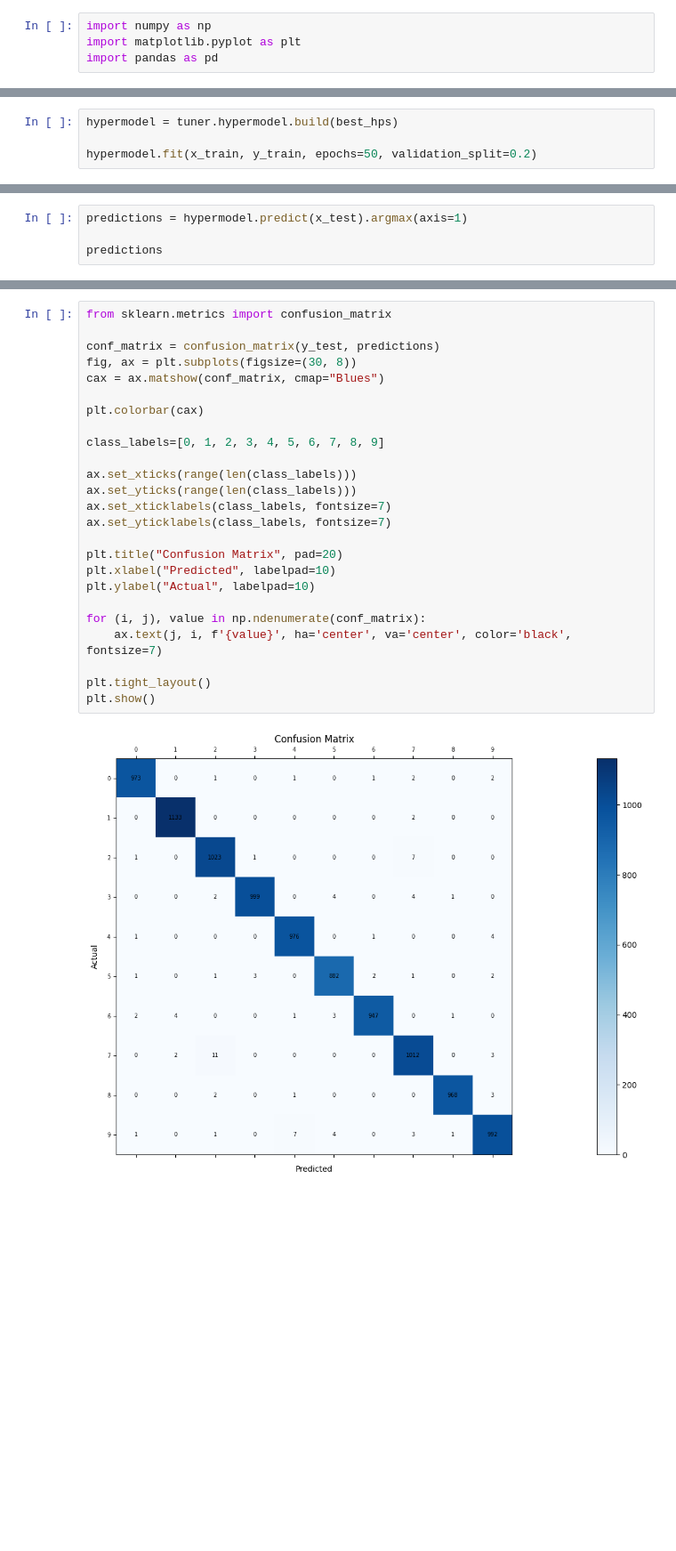
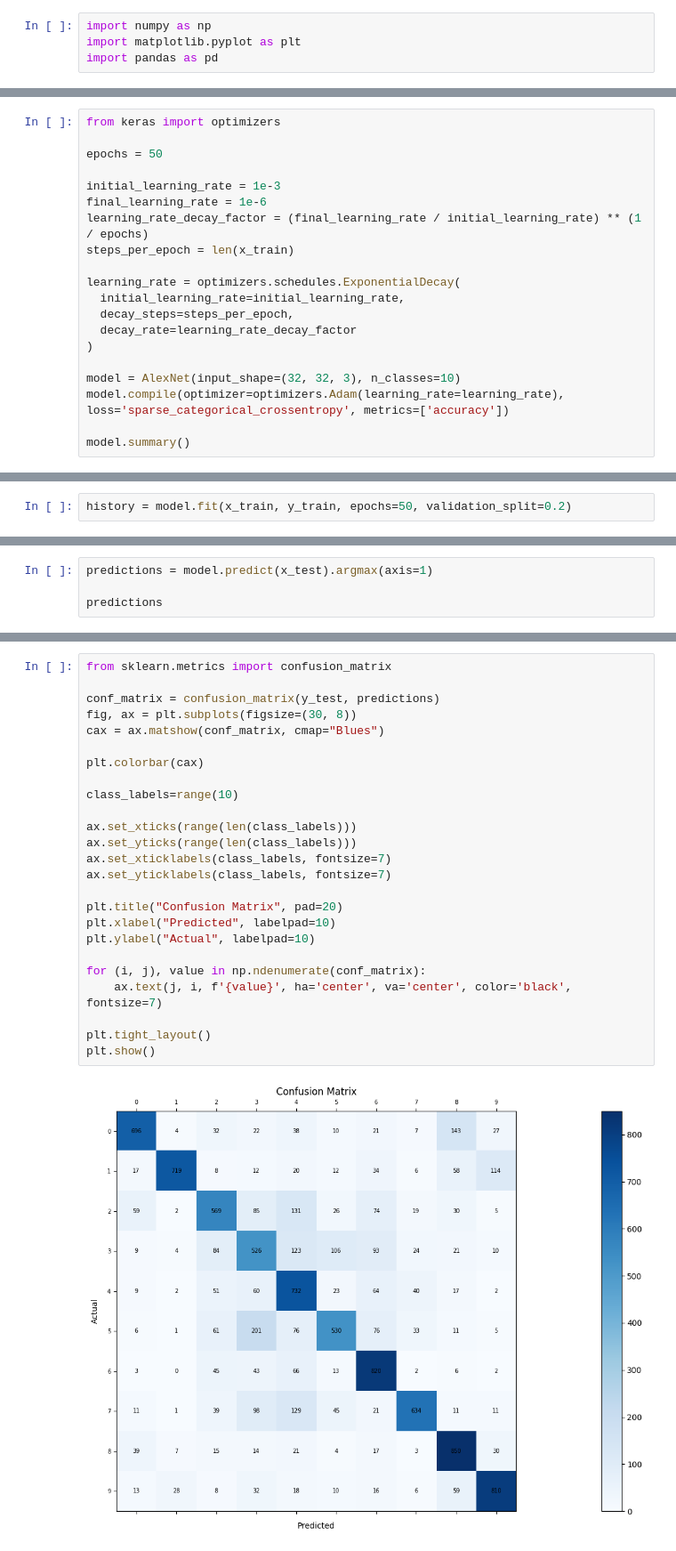
Before and after one commit to Secret333Boy/designing-ai-systems, a Jupyter notebook: lab4/lab4.ipynb, the cells around one changed output, grey strips where cells are left out. Shown at 89% size. Drawn from its saved outputs; the diff is of its cells as text; blank space fills up the shorter version.

```diff
--- a/lab4/lab4.ipynb
+++ b/lab4/lab4.ipynb
@@ -104,0 +91,20 @@ Total elapsed time: 00h 12m 56s
+# %%
+from keras import optimizers
+
+epochs = 50
+
+initial_learning_rate = 1e-3
+final_learning_rate = 1e-6
+learning_rate_decay_factor = (final_learning_rate / initial_learning_rate) ** (1 / epochs)
+steps_per_epoch = len(x_train)
+
+learning_rate = optimizers.schedules.ExponentialDecay(
+  initial_learning_rate=initial_learning_rate,
+  decay_steps=steps_per_epoch,
+  decay_rate=learning_rate_decay_factor
+)
+
+model = AlexNet(input_shape=(32, 32, 3), n_classes=10)
+model.compile(optimizer=optimizers.Adam(learning_rate=learning_rate), loss='sparse_categorical_crossentropy', metrics=['accuracy'])
+
+model.summary()
@@ -105,6 +134,4 @@ Total elapsed time: 00h 12m 56s
 # %%
-hypermodel = tuner.hypermodel.build(best_hps)
-
-hypermodel.fit(x_train, y_train, epochs=50, validation_split=0.2)
+history = model.fit(x_train, y_train, epochs=50, validation_split=0.2)
 # %% [output]
 Epoch 1/50
@@ -134,5 +207,5 @@ print("[Loss, Accuracy]:", eval_result)
 # %%
-predictions = hypermodel.predict(x_test).argmax(axis=1)
+predictions = model.predict(x_test).argmax(axis=1)
 
 predictions
 # %% [output]
@@ -141,27 +214,27 @@ array([7, 2, 1, ..., 4, 5, 6])
 # %%
 from sklearn.metrics import confusion_matrix
 
 conf_matrix = confusion_matrix(y_test, predictions)
 fig, ax = plt.subplots(figsize=(30, 8))
 cax = ax.matshow(conf_matrix, cmap="Blues")
 
 plt.colorbar(cax)
 
-class_labels=[0, 1, 2, 3, 4, 5, 6, 7, 8, 9]
+class_labels=range(10)
 
 ax.set_xticks(range(len(class_labels)))
 ax.set_yticks(range(len(class_labels)))
 ax.set_xticklabels(class_labels, fontsize=7)
 ax.set_yticklabels(class_labels, fontsize=7)
 
 plt.title("Confusion Matrix", pad=20)
 plt.xlabel("Predicted", labelpad=10)
 plt.ylabel("Actual", labelpad=10)
 
 for (i, j), value in np.ndenumerate(conf_matrix):
     ax.text(j, i, f'{value}', ha='center', va='center', color='black', fontsize=7)
 
 plt.tight_layout()
 plt.show()
 # %% [output]
-[figure, old version]
+[figure, new version]
```
Also changed, not shown: parts of 9 cells of this notebook, 8 other files.
